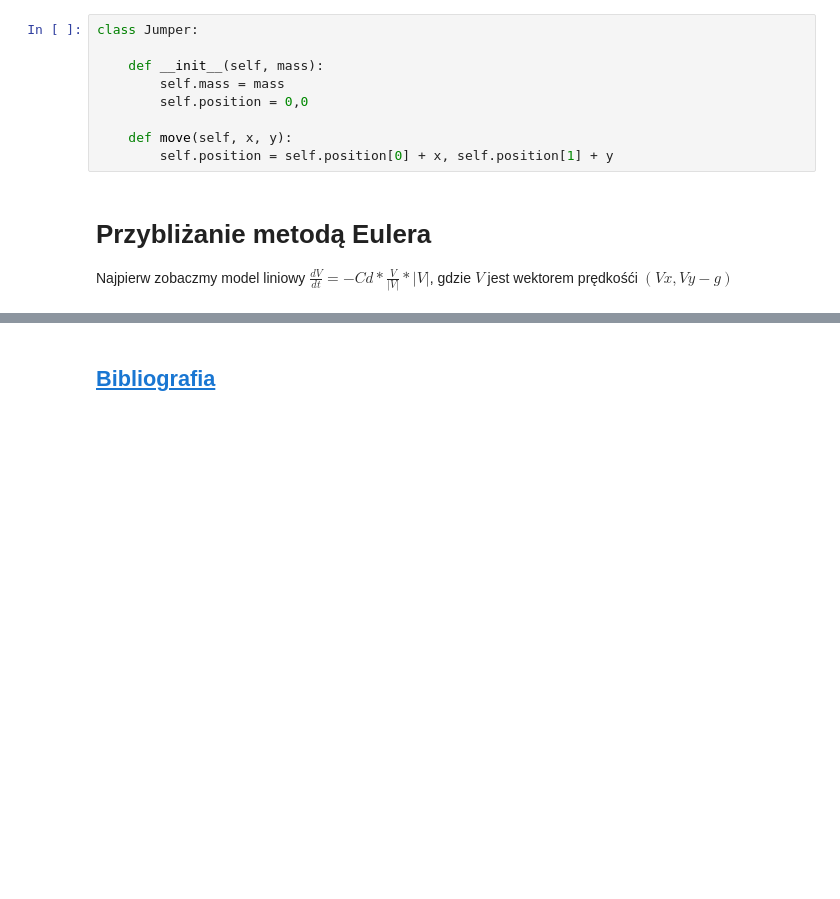
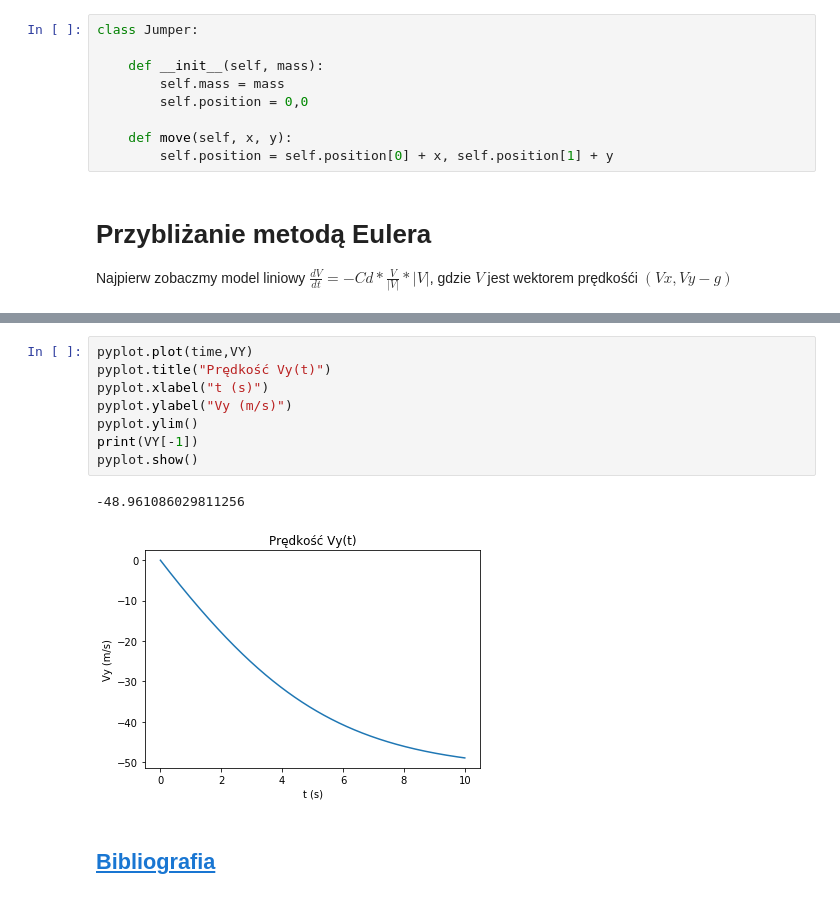
Before and after one commit to maciejratajski1999/Skoki-narciarskie, a Jupyter notebook: main.ipynb, the cells around one changed output, grey strips where cells are left out. Drawn from its saved outputs; the diff is of its cells as text; blank space fills up the shorter version.

```diff
--- a/main.ipynb
+++ b/main.ipynb
@@ -430,3 +441,14 @@ pyplot.ylim(0, VX[0]+1)
 [figure]
+# %%
+pyplot.plot(time,VY)
+pyplot.title("Prędkość Vy(t)")
+pyplot.xlabel("t (s)")
+pyplot.ylabel("Vy (m/s)")
+pyplot.ylim()
+print(VY[-1])
+pyplot.show()
+# %% [output]
+-48.961086029811256
+[figure, added]
 # %% [markdown]
  ## [Bibliografia](Bibliografia.ipynb)
```
Also changed, not shown: parts of 4 cells of this notebook.
